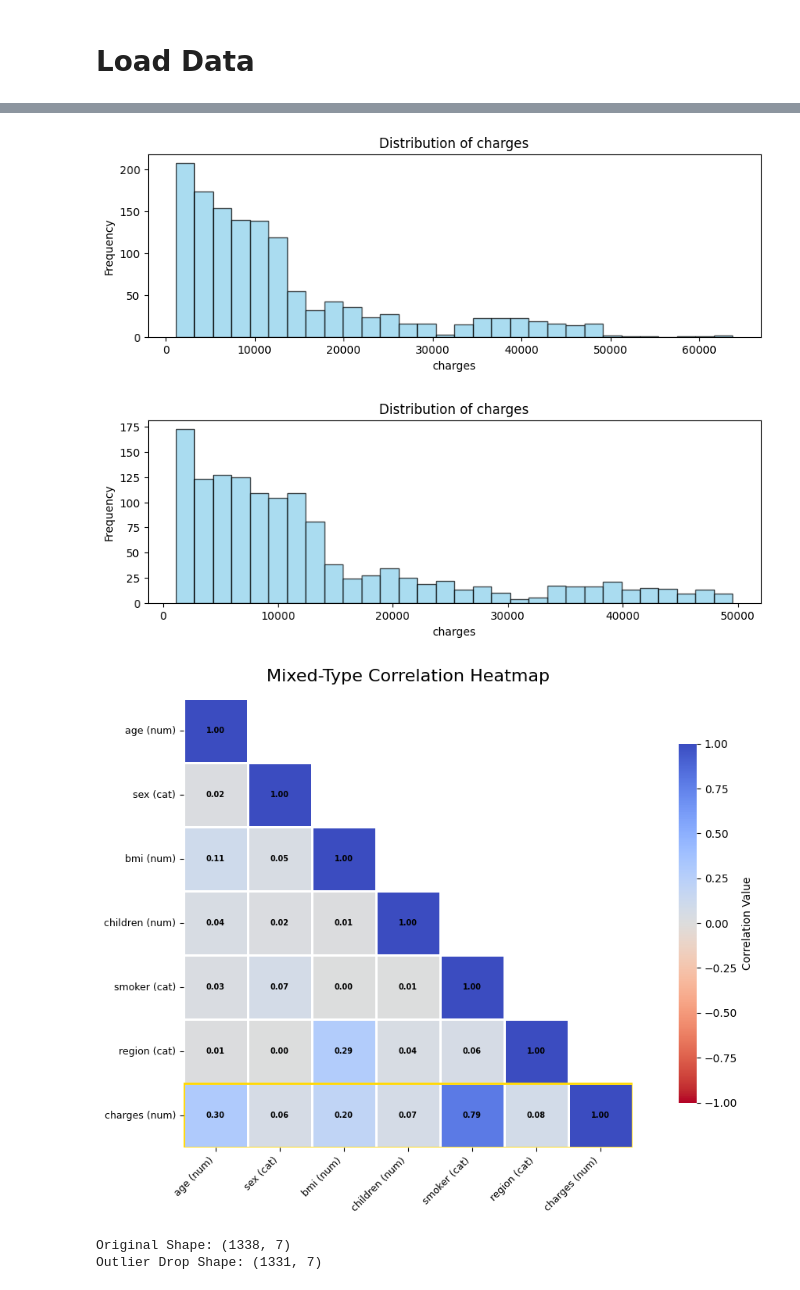
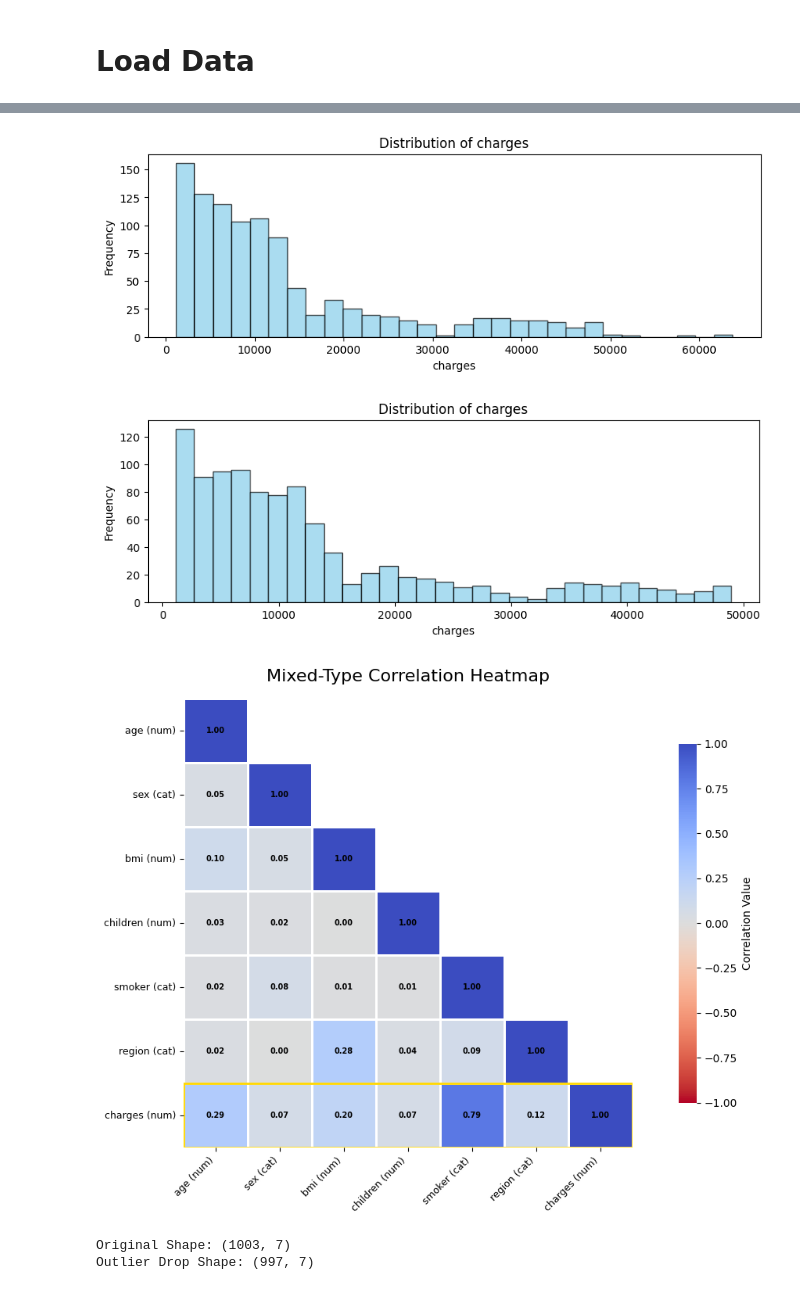
Before and after one commit to delfosgz/aoutgluon-mlflow-integration, a Jupyter notebook: training.ipynb, the cells around one changed output, grey strips where cells are left out. Drawn from its saved outputs; the diff is of its cells as text; code cells hidden in the pictures.

```diff
--- a/training.ipynb
+++ b/training.ipynb
@@ -57,0 +51,5 @@ df.head()
+# %%
+# read data
+train_df = pd.read_csv('data/train.csv')
+tets_df = pd.read_csv('data/test.csv')
+train_df.head()
@@ -60,13 +65,13 @@ df.head()
 # %%
-hpf.get_target_distribution(df, target_var)
-hpf.get_target_distribution(hmf.get_outlier_drop(df,target_var), target_var)
-hpf.mixed_correlation_heatmap(df, annot=True, encode=False, target=target_var, figsize=(12,7.1))
+hpf.get_target_distribution(train_df, target_var)
+hpf.get_target_distribution(hmf.get_outlier_drop(train_df,target_var), target_var)
+hpf.mixed_correlation_heatmap(train_df, annot=True, encode=False, target=target_var, figsize=(12,7.1))
 
-print('Original Shape:', df.shape)
-print('Outlier Drop Shape:', hmf.get_outlier_drop(df, target_var).shape)
+print('Original Shape:', train_df.shape)
+print('Outlier Drop Shape:', hmf.get_outlier_drop(train_df, target_var).shape)
 # %% [output]
-[figure, old version]
+[figure, new version]
-[figure, old version]
+[figure, new version]
 [figure]
-Original Shape: (1338, 7)
-Outlier Drop Shape: (1331, 7)
+Original Shape: (1003, 7)
+Outlier Drop Shape: (997, 7)
```
Also changed, not shown: parts of 10 cells of this notebook, 41 other files.
